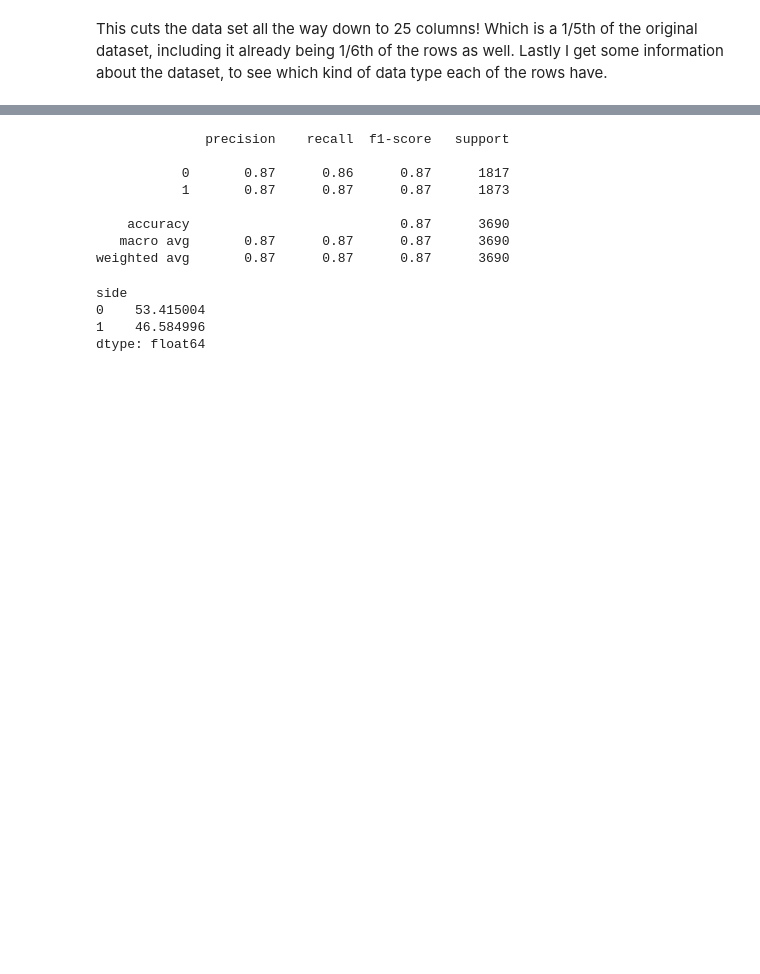
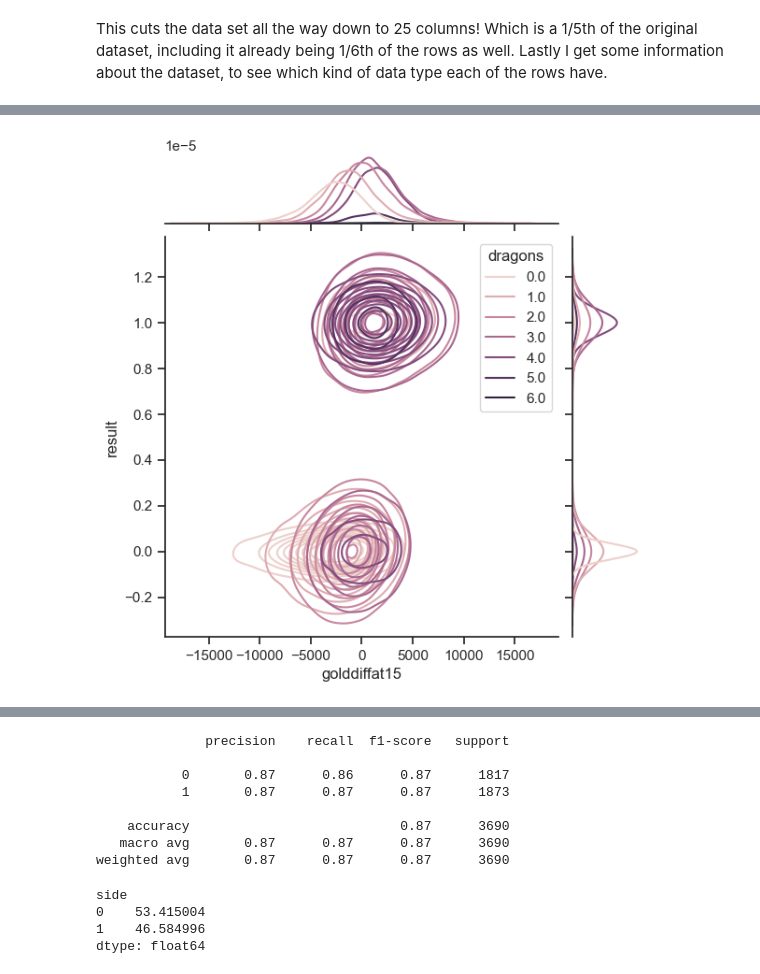
Before and after one commit to LukasGadeMEA20/ML-For-Beginners, a Jupyter notebook: MiniProject/MiniProject.ipynb, the cells around one changed output, grey strips where cells are left out. Cells and saved outputs as stored; diff of their text form; code cells hidden in the pictures; blank space fills up the shorter version.

```diff
--- a/MiniProject/MiniProject.ipynb
+++ b/MiniProject/MiniProject.ipynb
@@ -176,0 +181,11 @@ R-squared: 0.47304936676538634
+# %%
+sns.set_theme(style="ticks")
+
+# Show the joint distribution using kernel density estimation
+g = sns.jointplot(
+    data=df,
+    x="golddiffat15", y="result", hue="dragons",
+    kind="kde",
+)
+# %% [output]
+[figure, added]
```
Also changed, not shown: parts of 9 cells of this notebook, 1 other file.
